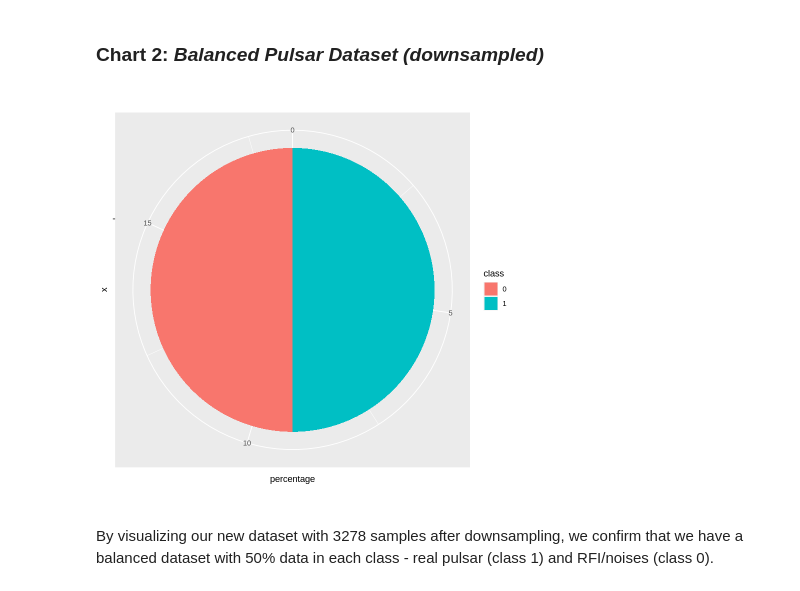
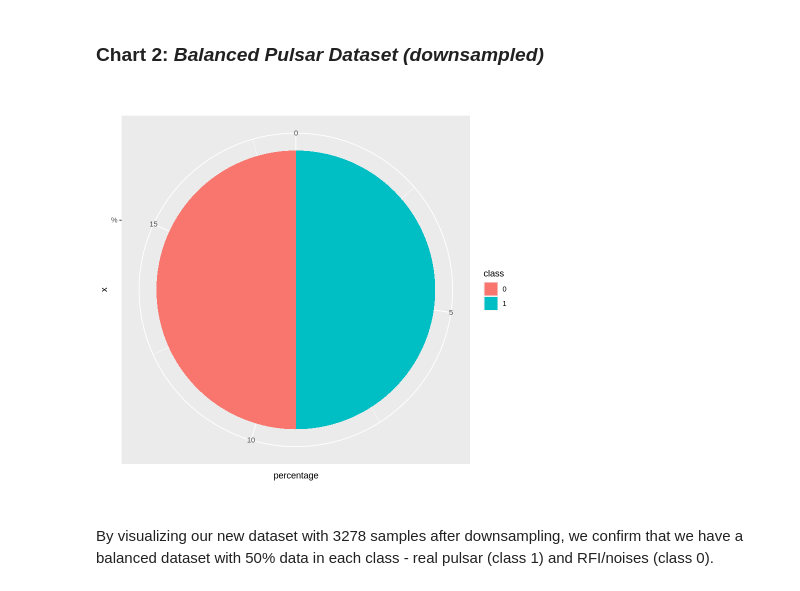
Before and after one commit to splashhhhhh/dsci100-grp165, a Jupyter notebook: Proposal.ipynb, the cells around one changed output. Cells and saved outputs as stored; diff of their text form; code cells hidden in the pictures.

```diff
--- a/Proposal.ipynb
+++ b/Proposal.ipynb
@@ -155,16 +155,16 @@ table(balanced$class)
 # %% [markdown]
 ### Chart 2: *Balanced Pulsar Dataset (downsampled)*
 # %%
-# Confirmitive visualization of downsampling the pulsar dataset
+# Confirmitive visualization of downsampling the pulsar dataset.
 balanced |>
     group_by(class) |>
     summarize(count = n(),
              percentage = n() / num_obs * 100) |>
-    ggplot(aes(x = "", y = percentage, fill = class)) +
+    ggplot(aes(x = "%", y = percentage, fill = class)) +
     geom_col() +
     coord_polar(theta = "y")
 # %% [output]
-[figure, old version]
+[figure, new version]
 # %% [markdown]
 By visualizing our new dataset with 3278 samples after downsampling, we confirm that we have a balanced dataset with 50% data in each class - real pulsar (class 1) and RFI/noises (class 0).
 # %% [markdown]
```
Also changed, not shown: parts of 12 cells of this notebook.
